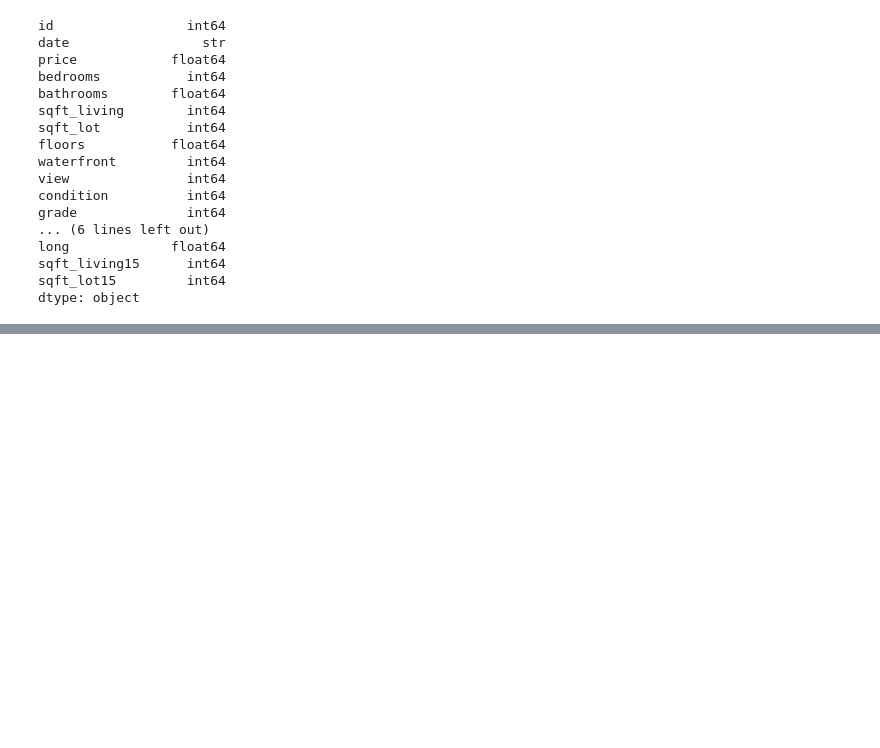
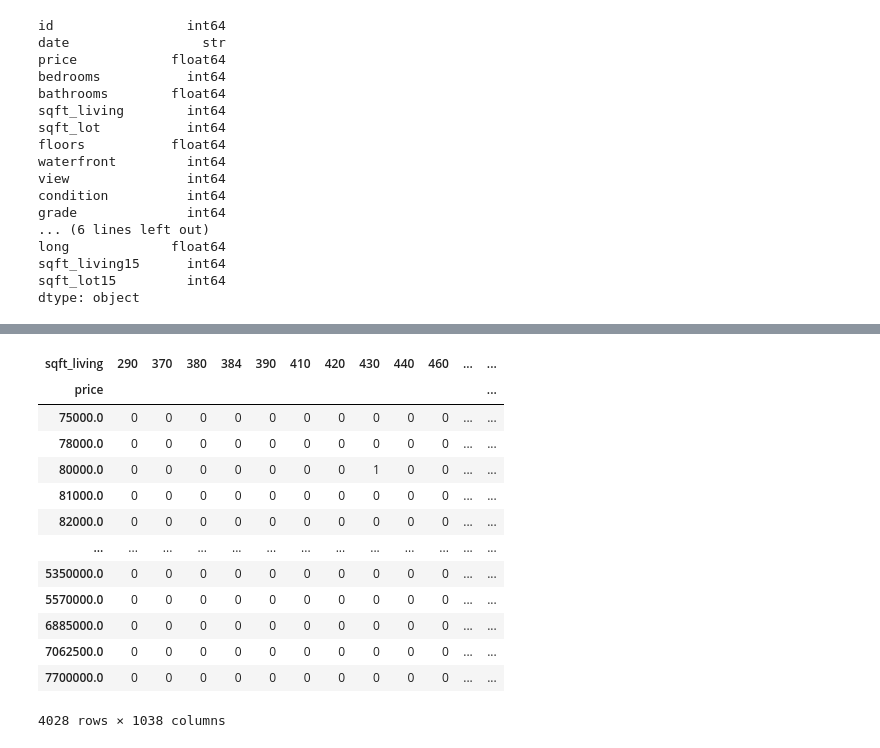
Before and after one commit to bhrantiknagar/Data-Science, a Jupyter notebook: Day_10Project2.ipynb, the cells around one changed output, grey strips where cells are left out. Saved outputs shown, nothing was run; the diff lists cells and outputs as text; code cells hidden in the pictures; blank space fills up the shorter version.

```diff
--- a/Day_10Project2.ipynb
+++ b/Day_10Project2.ipynb
@@ -93,0 +255,17 @@ dtype: object
+# %%
+pd.crosstab(data['price'], data['sqft_living'])
+# %% [output]
+| sqft_living | 290 | 370 | 380 | 384 | 390 | 410 | 420 | 430 | 440 | 460 | ... | ... |
+| price |  |  |  |  |  |  |  |  |  |  |  | ... |
+| 75000.0 | 0 | 0 | 0 | 0 | 0 | 0 | 0 | 0 | 0 | 0 | ... | ... |
+| 78000.0 | 0 | 0 | 0 | 0 | 0 | 0 | 0 | 0 | 0 | 0 | ... | ... |
+| 80000.0 | 0 | 0 | 0 | 0 | 0 | 0 | 0 | 1 | 0 | 0 | ... | ... |
+| 81000.0 | 0 | 0 | 0 | 0 | 0 | 0 | 0 | 0 | 0 | 0 | ... | ... |
+| 82000.0 | 0 | 0 | 0 | 0 | 0 | 0 | 0 | 0 | 0 | 0 | ... | ... |
+| ... | ... | ... | ... | ... | ... | ... | ... | ... | ... | ... | ... | ... |
+| 5350000.0 | 0 | 0 | 0 | 0 | 0 | 0 | 0 | 0 | 0 | 0 | ... | ... |
+| 5570000.0 | 0 | 0 | 0 | 0 | 0 | 0 | 0 | 0 | 0 | 0 | ... | ... |
+| 6885000.0 | 0 | 0 | 0 | 0 | 0 | 0 | 0 | 0 | 0 | 0 | ... | ... |
+| 7062500.0 | 0 | 0 | 0 | 0 | 0 | 0 | 0 | 0 | 0 | 0 | ... | ... |
+| 7700000.0 | 0 | 0 | 0 | 0 | 0 | 0 | 0 | 0 | 0 | 0 | ... | ... |
+4028 rows × 1038 columns
```
Also changed, not shown: parts of 13 cells of this notebook.
